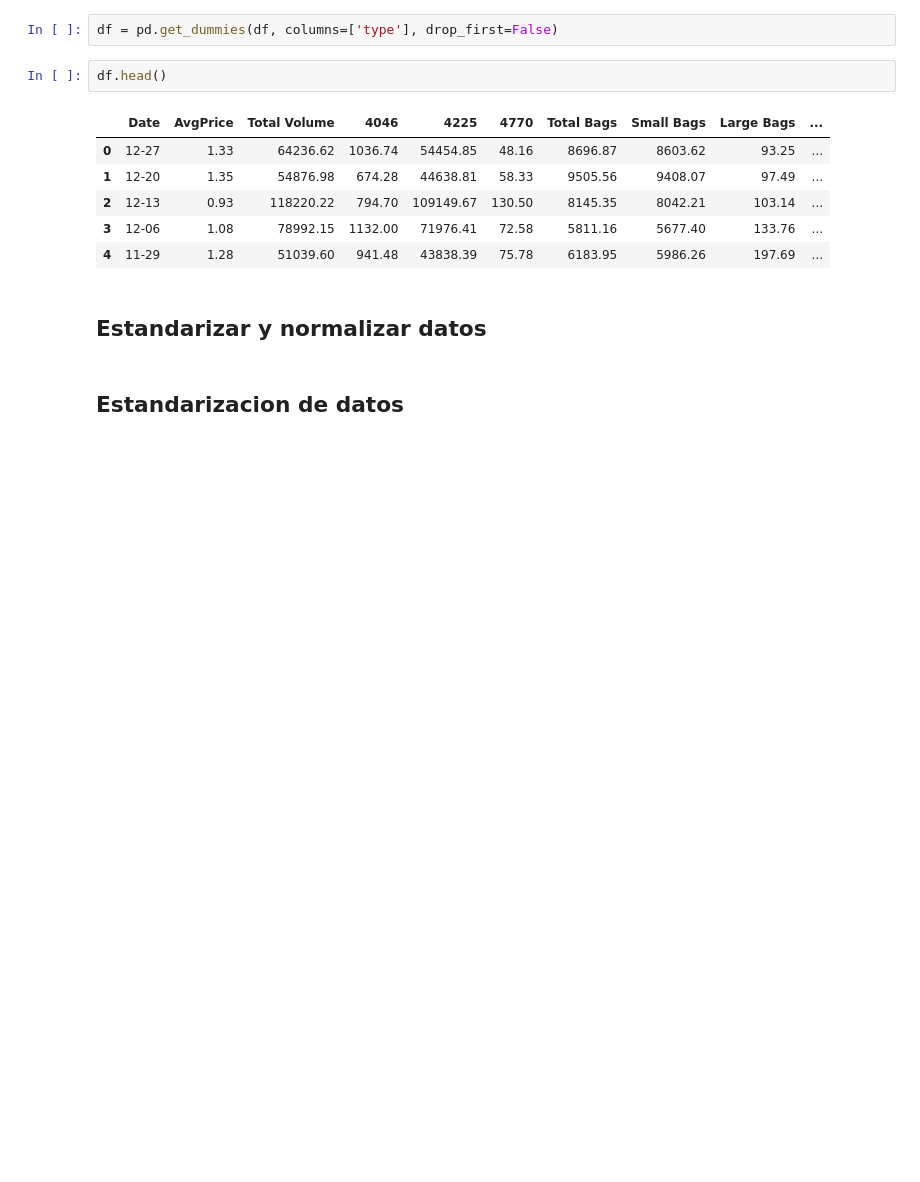
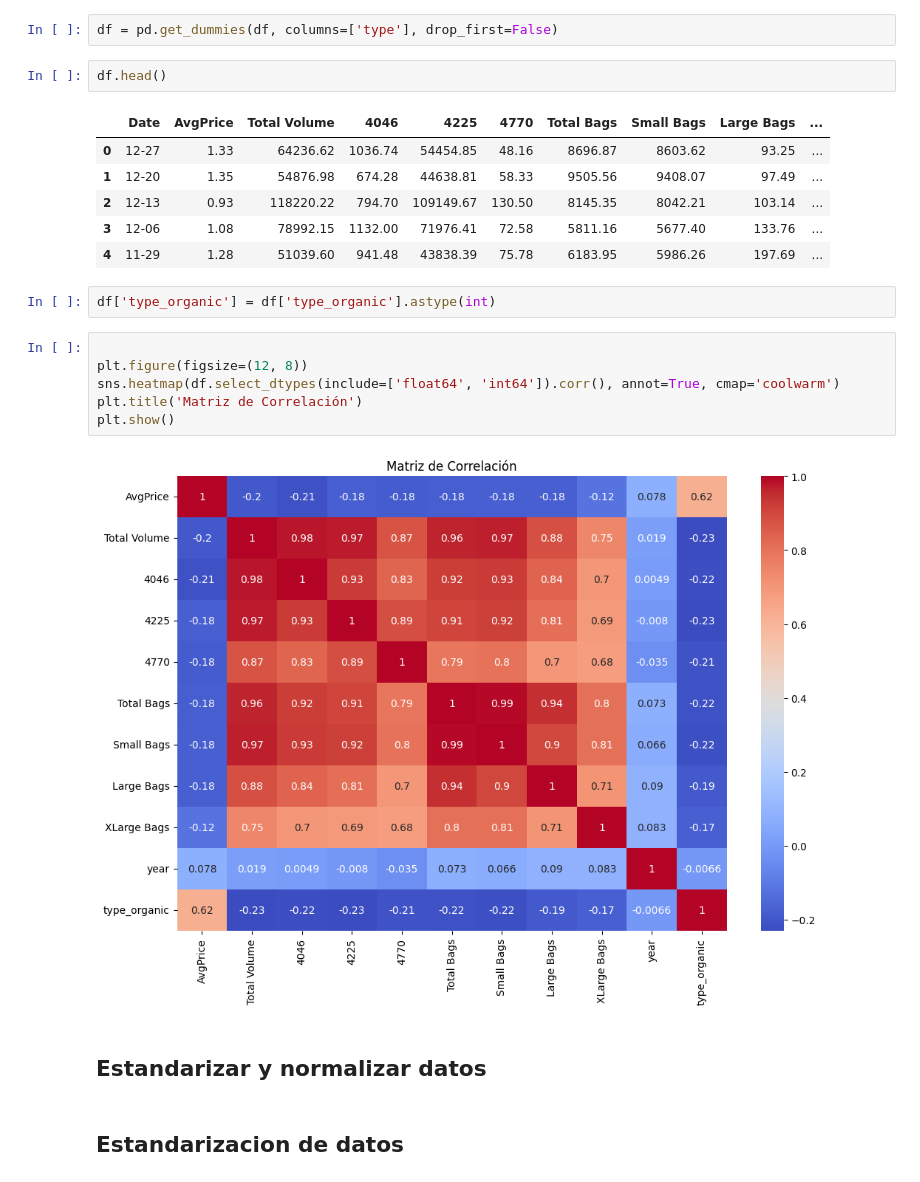
Before and after one commit to JuanPE-PNG/CienciaDatos2-3, a Jupyter notebook: Parte 1/avocado.ipynb, the cells around one changed output. Cells and saved outputs as stored; diff of their text form; blank space fills up the shorter version.

```diff
--- a/Parte 1/avocado.ipynb
+++ b/Parte 1/avocado.ipynb
@@ -250,6 +250,16 @@ df.head()
 | 2 | 12-13 | 0.93 | 118220.22 | 794.70 | 109149.67 | 130.50 | 8145.35 | 8042.21 | 103.14 | ... |
 | 3 | 12-06 | 1.08 | 78992.15 | 1132.00 | 71976.41 | 72.58 | 5811.16 | 5677.40 | 133.76 | ... |
 | 4 | 11-29 | 1.28 | 51039.60 | 941.48 | 43838.39 | 75.78 | 6183.95 | 5986.26 | 197.69 | ... |
+# %%
+df['type_organic'] = df['type_organic'].astype(int)
+# %%
+
+plt.figure(figsize=(12, 8))
+sns.heatmap(df.select_dtypes(include=['float64', 'int64']).corr(), annot=True, cmap='coolwarm')
+plt.title('Matriz de Correlación')
+plt.show()
+# %% [output]
+[figure, added]
 # %% [markdown]
 ## Estandarizar y normalizar datos
 # %% [markdown]
```
Also changed, not shown: parts of 1 cell of this notebook.
